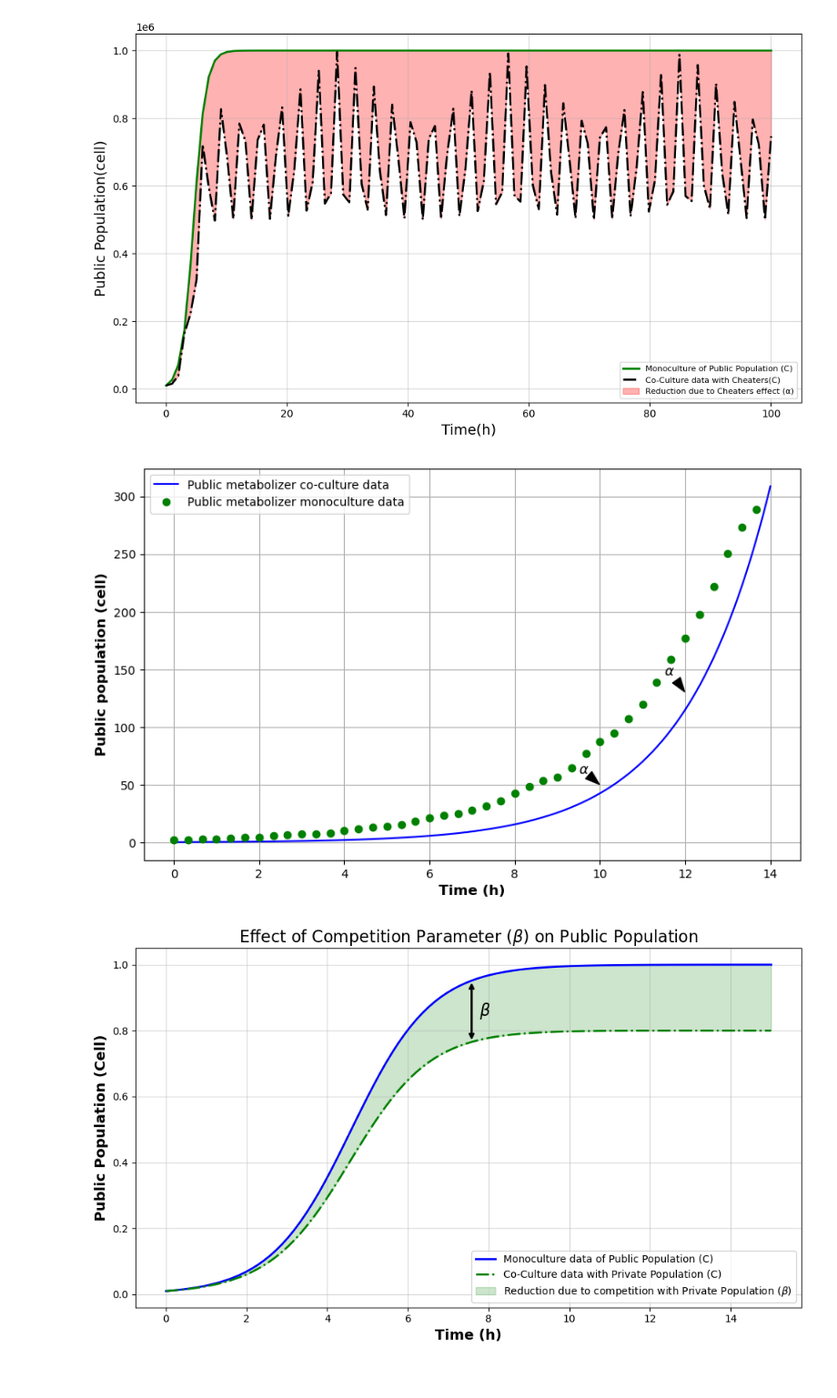
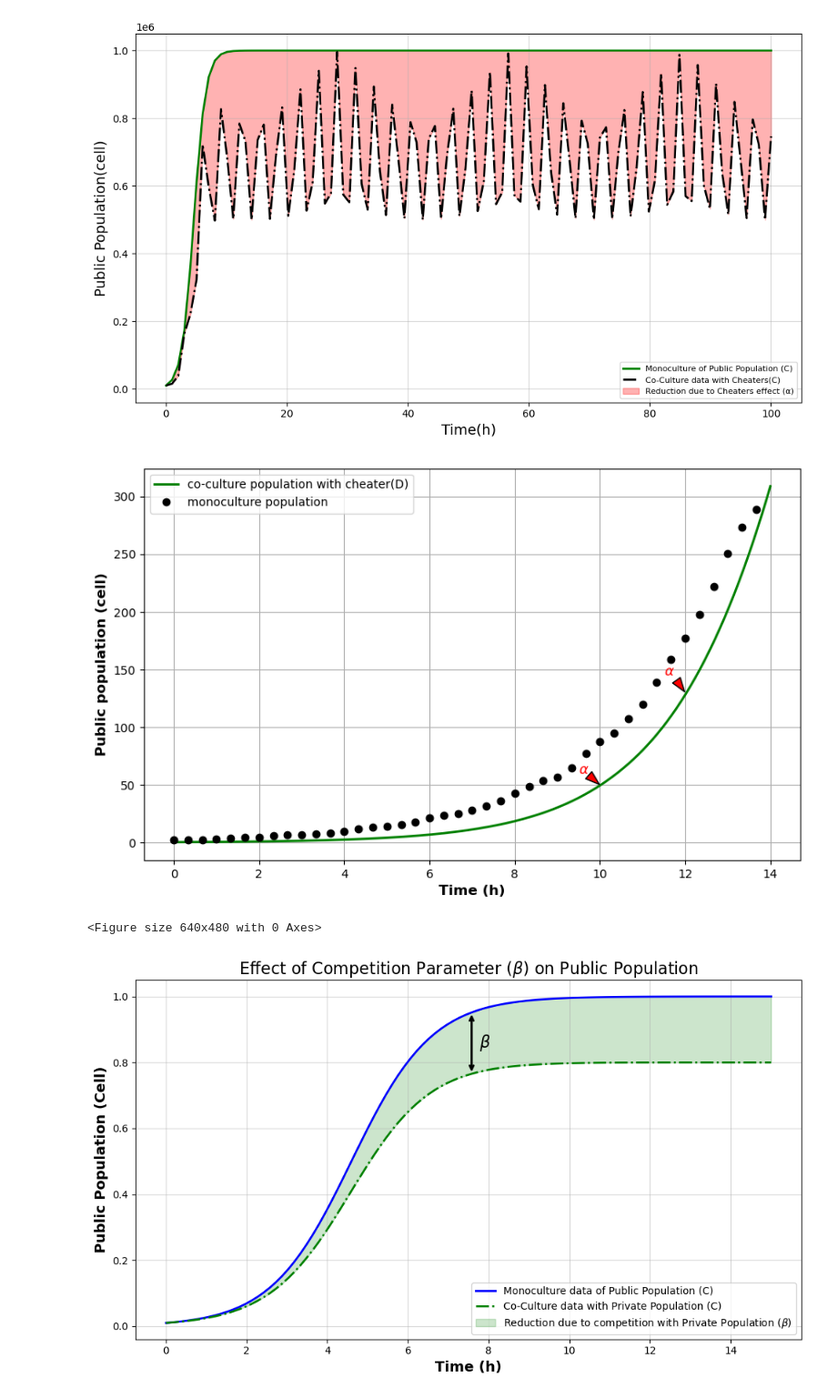
Before and after one commit to Computational-Biology-Aachen/FightClub, a Jupyter notebook: alpha_beta_graph.ipynb, the cells around one changed output. Shown at 91% size. Cells and saved outputs as stored; diff of their text form; code cells hidden in the pictures.

Commit message:
alpha beta coculture

```diff
--- a/alpha_beta_graph.ipynb
+++ b/alpha_beta_graph.ipynb
@@ -115,39 +115,43 @@ C_sol_normalized = C_sol / C_sol.max() * max_value
 D_sol_normalized = D_sol / D_sol.max() * max_value
 P_sol_normalized = P_sol / P_sol.max() * max_value
 
 # Plot the Results
 plt.figure(figsize=(10, 6))
-plt.plot(time, C_sol_normalized, label='Public metabolizer co-culture data', color='blue')
+plt.plot(time, C_sol_normalized, label='co-culture population with cheater(D)',color='g', linestyle='-', linewidth=2 )
 
 # Plot the data from the second file (4018 C. glutamicum + 4056 E. coli)
-plt.plot(first_column_3.iloc[:42], last_column_3.iloc[:42], label='Public metabolizer monoculture data', color='g', marker="o", linestyle="None")
+plt.plot(first_column_3.iloc[:42], last_column_3.iloc[:42], label='monoculture population',color='black', marker="o", linestyle="None")
 
 
 # Add arrows to indicate the effect of alpha
-arrow_params = dict(facecolor="black", shrink=0.05, width=2, headwidth=8)
+arrow_params = dict(facecolor="red", shrink=0.05, width=2, headwidth=8)
 
 
 
 plt.annotate(r"$\alpha$",
              xy=(10, 50), xytext=(9.5, 60),
-             arrowprops=arrow_params, fontsize= 12, color='black')
+             arrowprops=arrow_params, fontsize= 12, color='red')
 
 plt.annotate(r"$\alpha$",
              xy=(12, 130), xytext=(11.5, 145),
-             arrowprops=arrow_params, fontsize=12, color='black')
+             arrowprops=arrow_params, fontsize=12, color='red')
 
 
 
 
 
 #plt.title('Public metabolizer in mono and co-culture')
 plt.xlabel('Time (h)', fontsize=12, fontweight='bold')
 plt.ylabel('Public population (cell)', fontsize=12, fontweight='bold')
 plt.legend()
 plt.grid(True)
 plt.show()
+os.makedirs("output/figures", exist_ok=True)
+plt.savefig("output/figures/alpha analysis.png", dpi=300)
+plt.show()
 # %% [output]
-[figure, old version]
+[figure, new version]
+<Figure size 640x480 with 0 Axes>
 # %%
 # Import libraries
 import matplotlib.pyplot as plt
```
Also changed, not shown: parts of 3 cells of this notebook, 1 other file.
